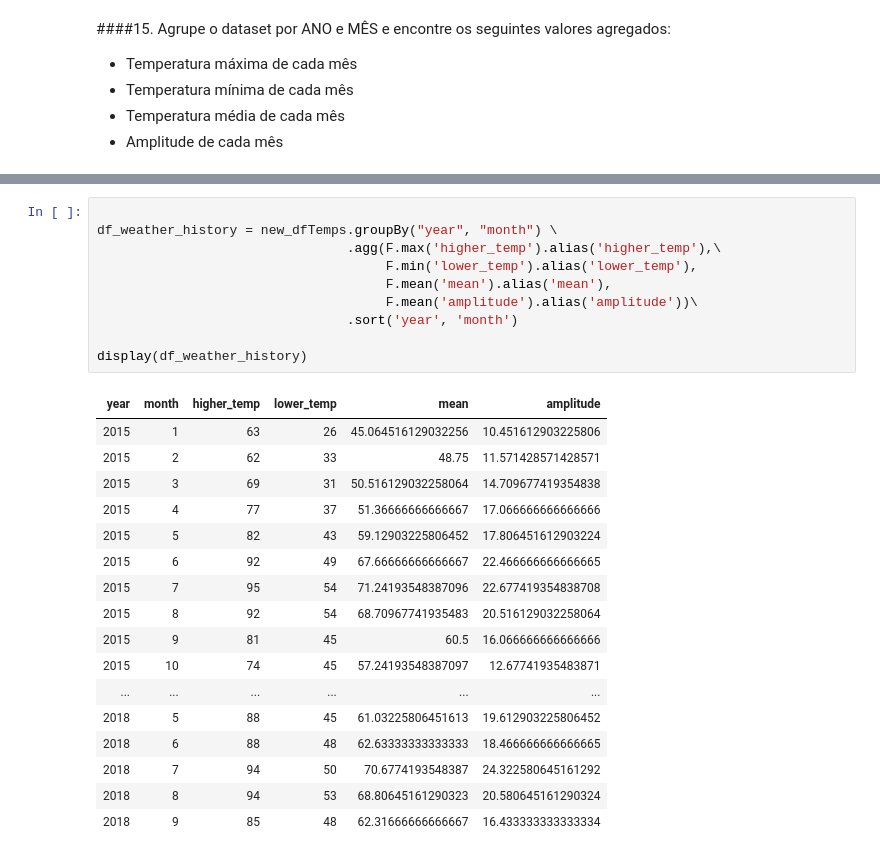
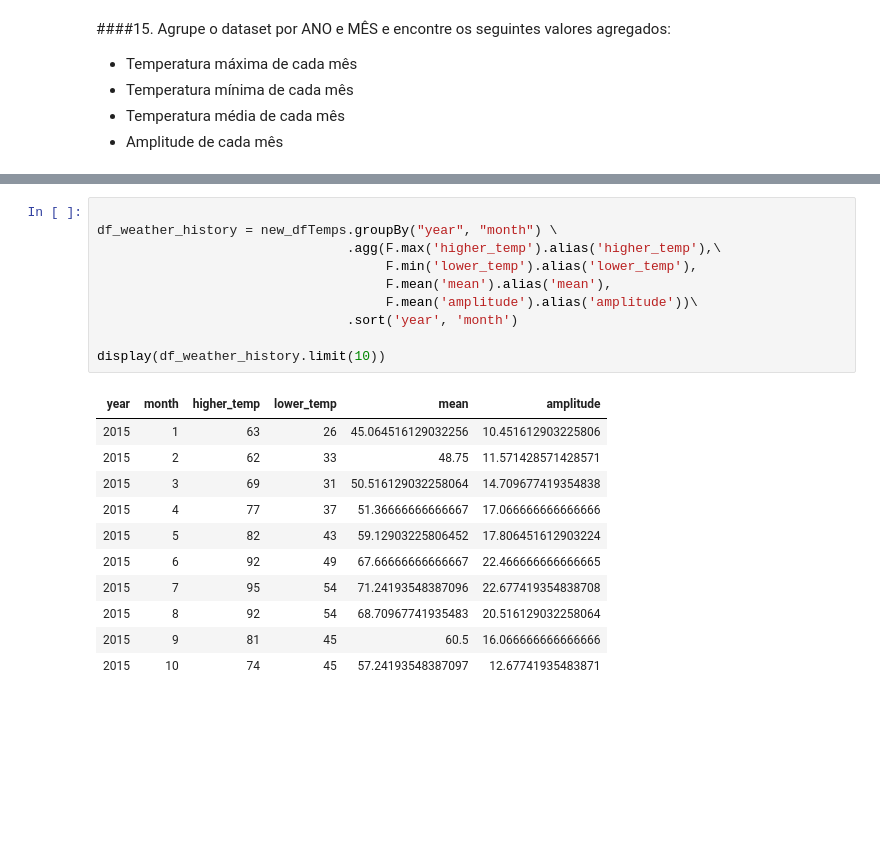
Before and after one commit to JLVanin/Data-Science-Growdev, a Jupyter notebook: Programação com Pyspark/Avaliação_Final.ipynb, the cells around one changed output, grey strips where cells are left out. Cells and saved outputs as stored; diff of their text form; blank space fills up the shorter version.

```diff
--- a/Programação com Pyspark/Avaliação_Final.ipynb
+++ b/Programação com Pyspark/Avaliação_Final.ipynb
@@ -394,28 +309,22 @@ Showing the first 1000 rows.
 # %%
 
 df_weather_history = new_dfTemps.groupBy("year", "month") \
                                 .agg(F.max('higher_temp').alias('higher_temp'),\
                                      F.min('lower_temp').alias('lower_temp'),
                                      F.mean('mean').alias('mean'),
                                      F.mean('amplitude').alias('amplitude'))\
                                 .sort('year', 'month')
 
-display(df_weather_history)
+display(df_weather_history.limit(10))
 # %% [output]
 | year | month | higher_temp | lower_temp | mean | amplitude |
 | 2015 | 1 | 63 | 26 | 45.064516129032256 | 10.451612903225806 |
 | 2015 | 2 | 62 | 33 | 48.75 | 11.571428571428571 |
 | 2015 | 3 | 69 | 31 | 50.516129032258064 | 14.709677419354838 |
 | 2015 | 4 | 77 | 37 | 51.36666666666667 | 17.066666666666666 |
 | 2015 | 5 | 82 | 43 | 59.12903225806452 | 17.806451612903224 |
 | 2015 | 6 | 92 | 49 | 67.66666666666667 | 22.466666666666665 |
 | 2015 | 7 | 95 | 54 | 71.24193548387096 | 22.677419354838708 |
 | 2015 | 8 | 92 | 54 | 68.70967741935483 | 20.516129032258064 |
 | 2015 | 9 | 81 | 45 | 60.5 | 16.066666666666666 |
 | 2015 | 10 | 74 | 45 | 57.24193548387097 | 12.67741935483871 |
-| ... | ... | ... | ... | ... | ... |
-| 2018 | 5 | 88 | 45 | 61.03225806451613 | 19.612903225806452 |
-| 2018 | 6 | 88 | 48 | 62.63333333333333 | 18.466666666666665 |
-| 2018 | 7 | 94 | 50 | 70.6774193548387 | 24.322580645161292 |
-| 2018 | 8 | 94 | 53 | 68.80645161290323 | 20.580645161290324 |
-| 2018 | 9 | 85 | 48 | 62.31666666666667 | 16.433333333333334 |
```
Also changed, not shown: parts of 17 cells of this notebook.
